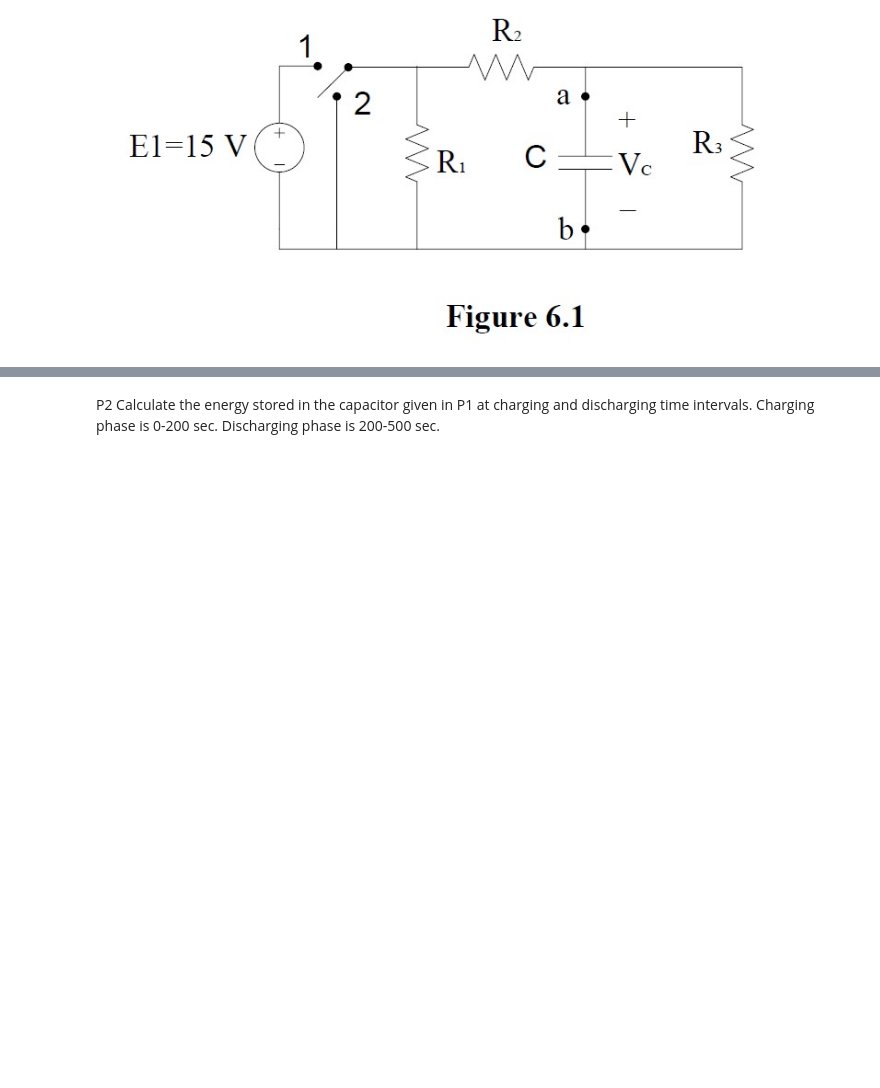
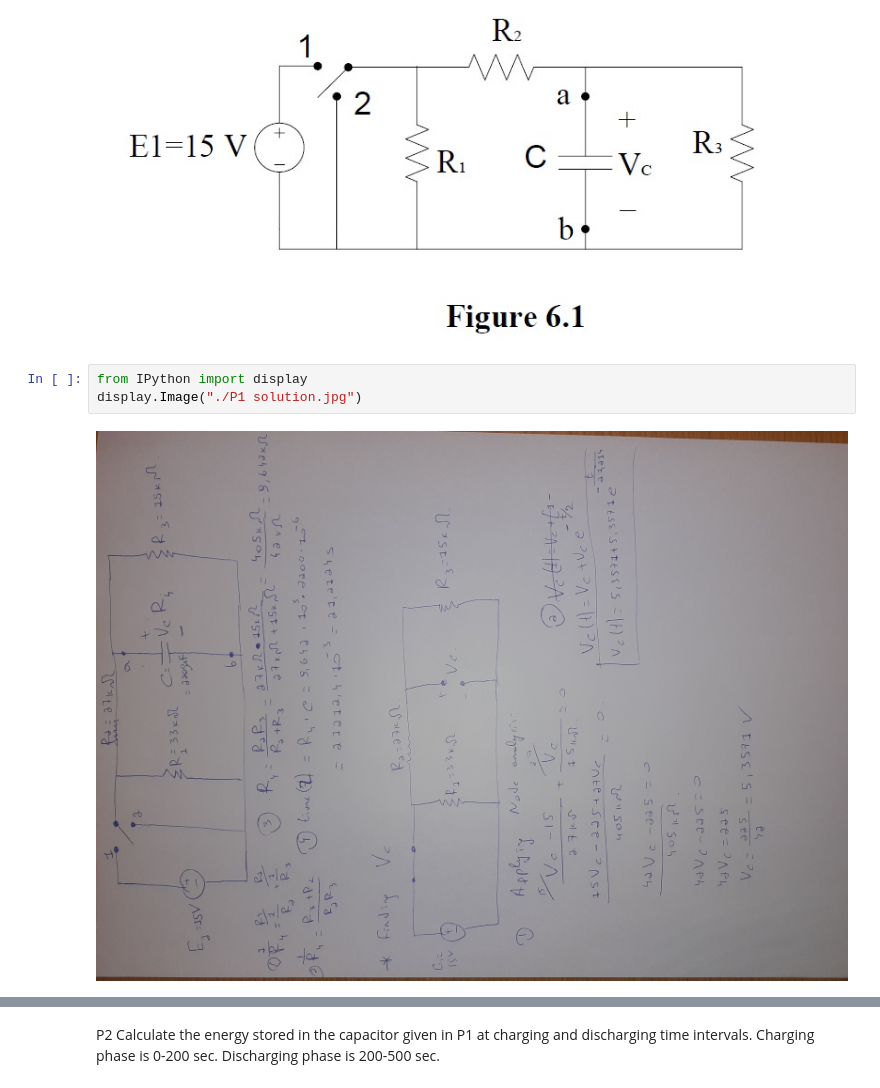
Before and after one commit to Alibakhshov/CHARACTERISTICS-OF-RC-CIRCUITS, a Jupyter notebook: Rauf Alibakhshov_ Lab work 4.ipynb, the cells around one changed output, grey strips where cells are left out. Saved outputs shown, nothing was run; the diff lists cells and outputs as text; blank space fills up the shorter version.

Commit message:
This commits displays the solution to the given problems and creates a circuit in circuitlab

```diff
--- a/Rauf Alibakhshov_ Lab work 4.ipynb
+++ b/Rauf Alibakhshov_ Lab work 4.ipynb
@@ -25,6 +25,11 @@ from IPython import display
 display.Image("./Figure 6.1.jpg")
 # %% [output]
 [figure]
+# %%
+from IPython import display
+display.Image("./P1 solution.jpg")
+# %% [output]
+[figure, added]
 # %%
 # Import libraries
 import matplotlib.pyplot as plt
```
Also changed, not shown: parts of 4 cells of this notebook, 4 other files.
